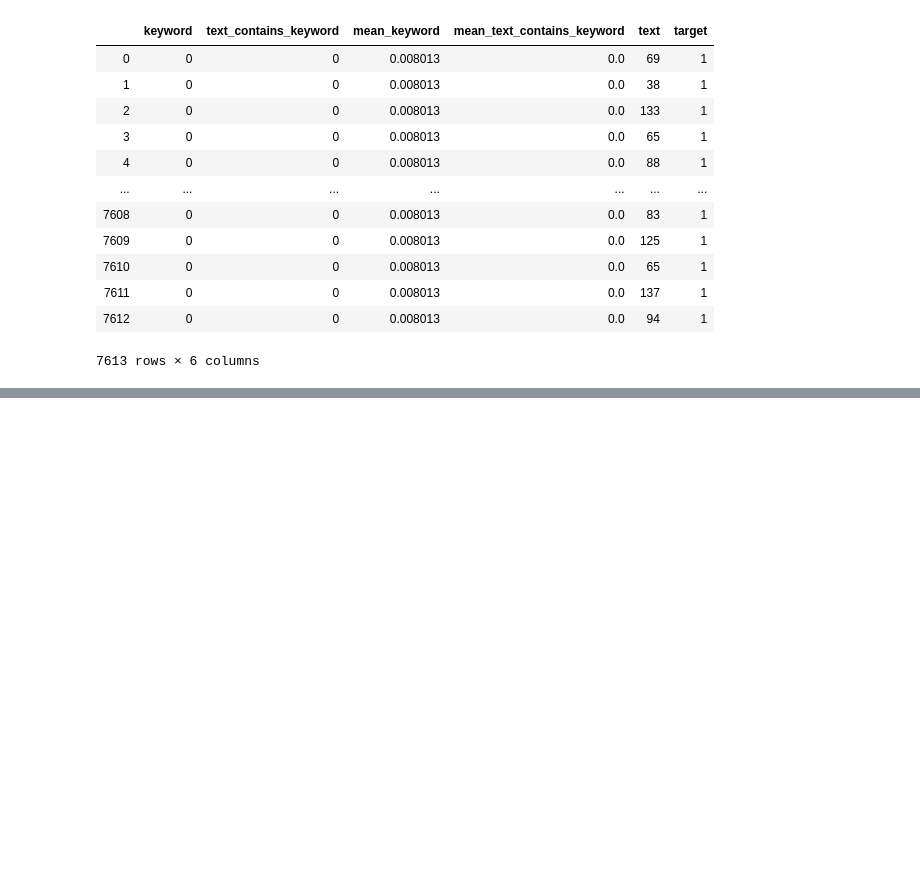
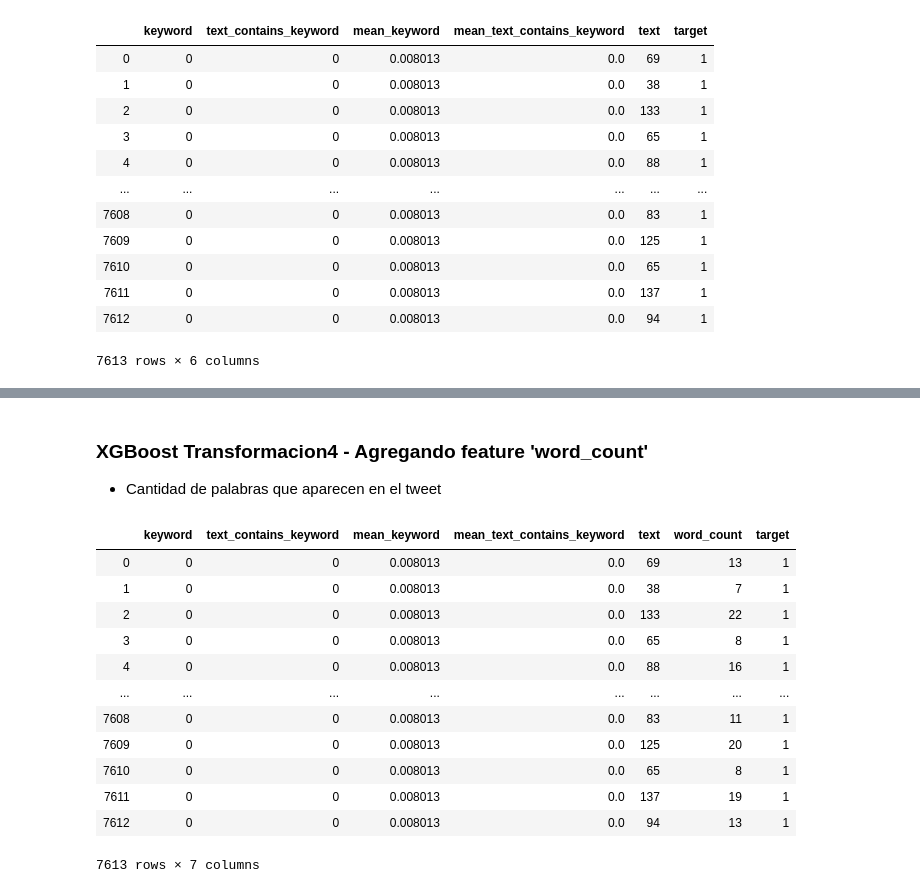
Before and after one commit to freedocx/NPLdisasterPrediction, a Jupyter notebook: Arnold/XGBoostAnalysis.ipynb, the cells around one changed output, grey strips where cells are left out. Drawn from its saved outputs; the diff is of its cells as text; code cells hidden in the pictures; blank space fills up the shorter version.

```diff
--- a/Arnold/XGBoostAnalysis.ipynb
+++ b/Arnold/XGBoostAnalysis.ipynb
@@ -278,3 +279,56 @@ Parameters: { silent } might not be used.
 
 
 Accuracy: 71.04%
+# %% [markdown]
+### XGBoost Transformacion4 - Agregando feature 'word_count'
+* Cantidad de palabras que aparecen en el tweet
+# %%
+train = pd.read_csv('../train.csv')
+
+#cantidad rows 7613
+def is_in_text(keyword, text):
+    is_in = 1
+    arrKeyword = keyword.split("_")
+    for key in arrKeyword:
+        if not(key.upper() in text.upper() and key != ''):
+            is_in = 0
+            break
+
+    return is_in
+
+
+train['keyword'] = train['keyword'].apply(lambda x: x.replace('%20', '_') if (isinstance(x, str)) else '')
+
+keywords = train['keyword'].value_counts().to_frame().reset_index()
+keywords.columns =['keyword', 'mean_keyword']
+train = pd.merge(train, keywords, how='left', on='keyword')
+
+train['mean_keyword'] = train['mean_keyword'].apply(lambda x: x/len(train))
+train['text_contains_keyword'] = train.apply(lambda x: is_in_text(x.keyword, x.text), axis=1)
+
+groupbyKeyword = train.groupby(['keyword'])['text_contains_keyword']
+text_contains_keyword_sum = groupbyKeyword.sum().reset_index(name='value')
+text_contains_keyword_count = groupbyKeyword.count().reset_index(name='value')
+mean_text_contains_keyword = pd.DataFrame({'keyword': text_contains_keyword_sum['keyword'], 'mean_text_contains_keyword': text_contains_keyword_sum['value']/text_contains_keyword_count['value']})
+train = pd.merge(train, mean_text_contains_keyword, how='left', on='keyword')
+
+train['keyword'] = train['keyword'].transform(lambda x: len(x) if (isinstance(x, str)) else 0)
+train['word_count'] = train['text'].apply(lambda x: len(str(x).split()))
+train['text'] = train['text'].transform(lambda x: len(x) if (isinstance(x, str)) else 0)
+
+train = train[['keyword', 'text_contains_keyword', 'mean_keyword', 'mean_text_contains_keyword', 'text', 'word_count', 'target']]
+train
+# %% [output]
+|  | keyword | text_contains_keyword | mean_keyword | mean_text_contains_keyword | text | word_count | target |
+| 0 | 0 | 0 | 0.008013 | 0.0 | 69 | 13 | 1 |
+| 1 | 0 | 0 | 0.008013 | 0.0 | 38 | 7 | 1 |
+| 2 | 0 | 0 | 0.008013 | 0.0 | 133 | 22 | 1 |
+| 3 | 0 | 0 | 0.008013 | 0.0 | 65 | 8 | 1 |
+| 4 | 0 | 0 | 0.008013 | 0.0 | 88 | 16 | 1 |
+| ... | ... | ... | ... | ... | ... | ... | ... |
+| 7608 | 0 | 0 | 0.008013 | 0.0 | 83 | 11 | 1 |
+| 7609 | 0 | 0 | 0.008013 | 0.0 | 125 | 20 | 1 |
+| 7610 | 0 | 0 | 0.008013 | 0.0 | 65 | 8 | 1 |
+| 7611 | 0 | 0 | 0.008013 | 0.0 | 137 | 19 | 1 |
+| 7612 | 0 | 0 | 0.008013 | 0.0 | 94 | 13 | 1 |
+7613 rows × 7 columns
```
Also changed, not shown: parts of 9 cells of this notebook.
